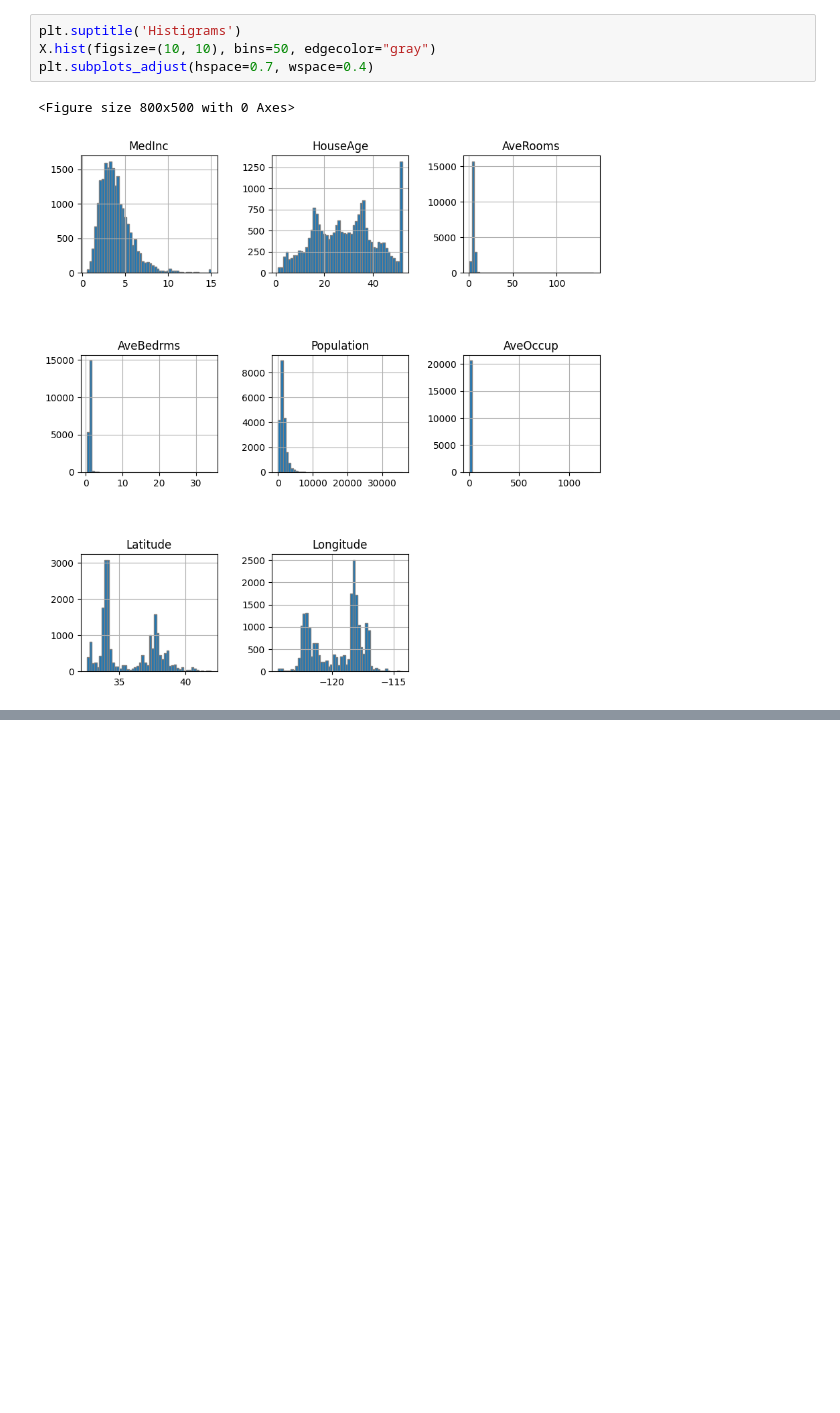
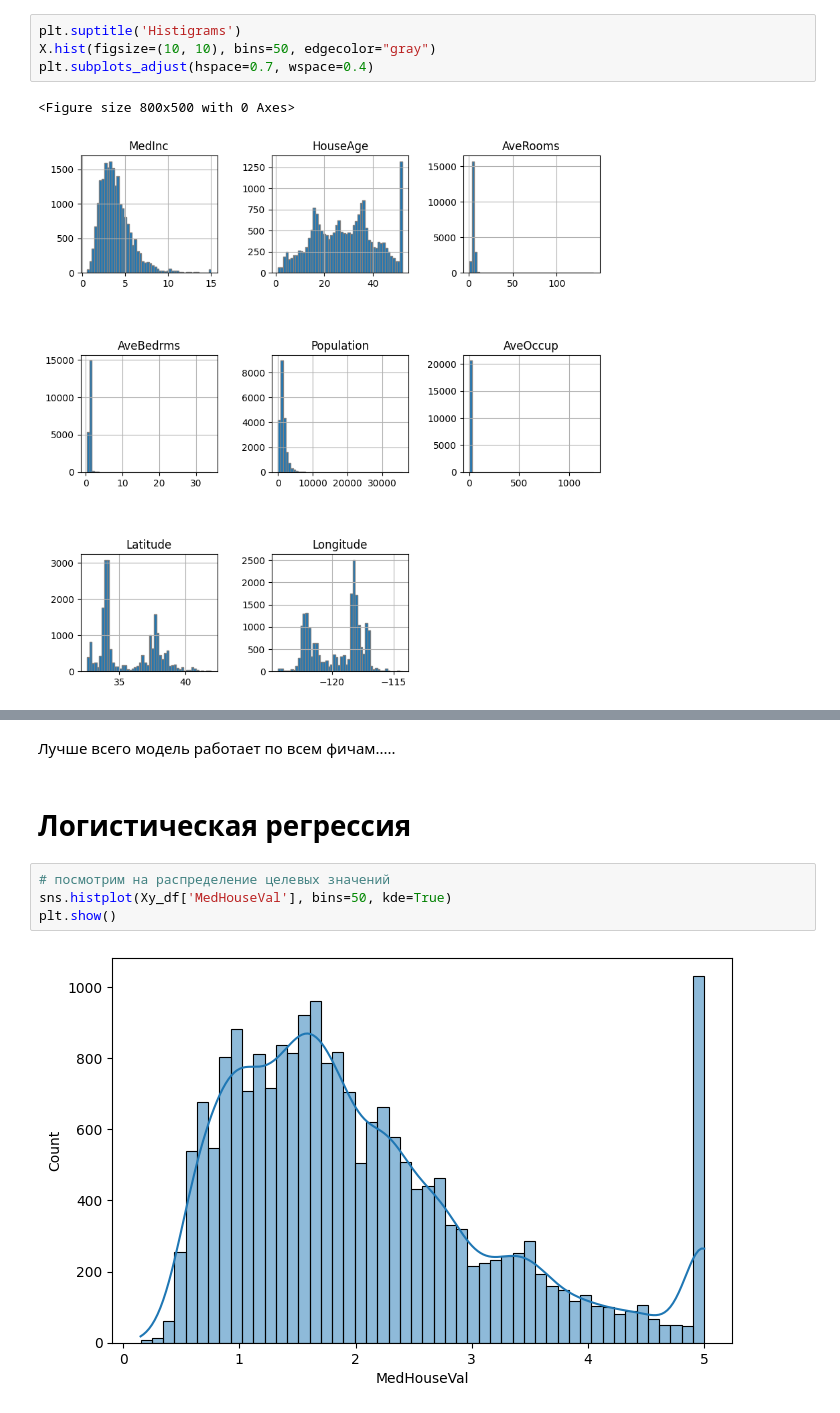
Before and after one commit to julika333/TMS-DS, a Jupyter notebook: lesson_16_sklearn/HW_16_housing.ipynb, the cells around one changed output, grey strips where cells are left out. Cells and saved outputs as stored; diff of their text form; blank space fills up the shorter version.

```diff
--- a/lesson_16_sklearn/HW_16_housing.ipynb
+++ b/lesson_16_sklearn/HW_16_housing.ipynb
@@ -115,0 +211,10 @@ Name: MedHouseVal, Length: 15480, dtype: float64
+# %% [markdown]
+Лучше всего модель работает по всем фичам.....
+# %% [markdown]
+# **Логистическая регрессия**
+# %%
+# посмотрим на распределение целевых значений
+sns.histplot(Xy_df['MedHouseVal'], bins=50, kde=True)
+plt.show()
+# %% [output]
+[figure, added]
```
Also changed, not shown: parts of 21 cells of this notebook.
